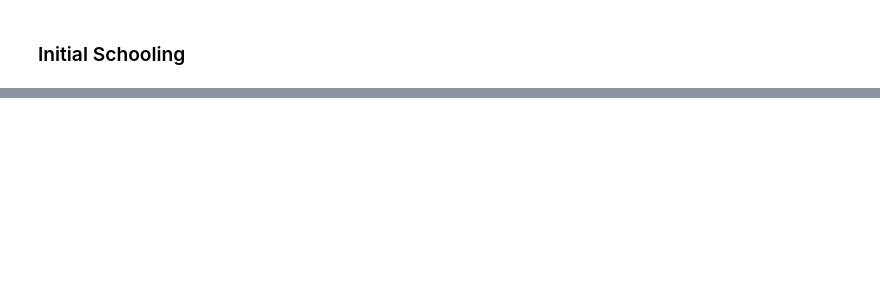
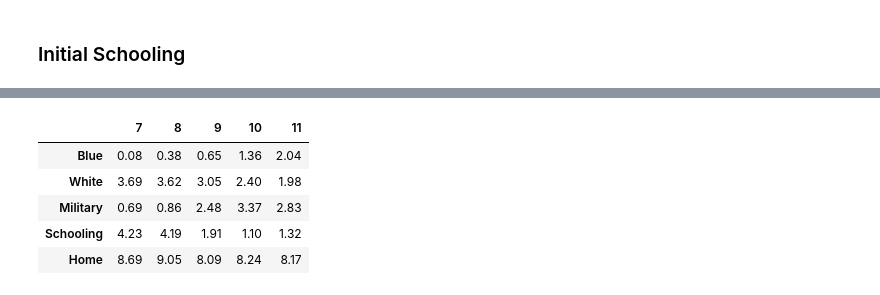
Before and after one commit to OpenSourceEconomics/ekw-data, a Jupyter notebook: career-decisions-data/explorations.ipynb, the cells around one changed output, grey strips where cells are left out. Cells and saved outputs as stored; diff of their text form; code cells hidden in the pictures; blank space fills up the shorter version.

```diff
--- a/career-decisions-data/explorations.ipynb
+++ b/career-decisions-data/explorations.ipynb
@@ -150,0 +156,12 @@ plt.savefig("./material/fig-distribution-initial-schooling")
+# %%
+_activities_initial_schooling = pd.DataFrame.from_dict(data_info["Initial Schooling"]["activity"])
+activities_initial_schooling = _activities_initial_schooling[[7, 8, 9, 10, 11]]
+activities_initial_schooling = activities_initial_schooling.rename({0: "Blue", 1: "White", 2:"Military", 3:"Schooling", 4: "Home"}, axis='index')
+activities_initial_schooling
+# %% [output]
+|  | 7 | 8 | 9 | 10 | 11 |
+| Blue | 0.08 | 0.38 | 0.65 | 1.36 | 2.04 |
+| White | 3.69 | 3.62 | 3.05 | 2.40 | 1.98 |
+| Military | 0.69 | 0.86 | 2.48 | 3.37 | 2.83 |
+| Schooling | 4.23 | 4.19 | 1.91 | 1.10 | 1.32 |
+| Home | 8.69 | 9.05 | 8.09 | 8.24 | 8.17 |
```
Also changed, not shown: parts of 9 cells of this notebook.
